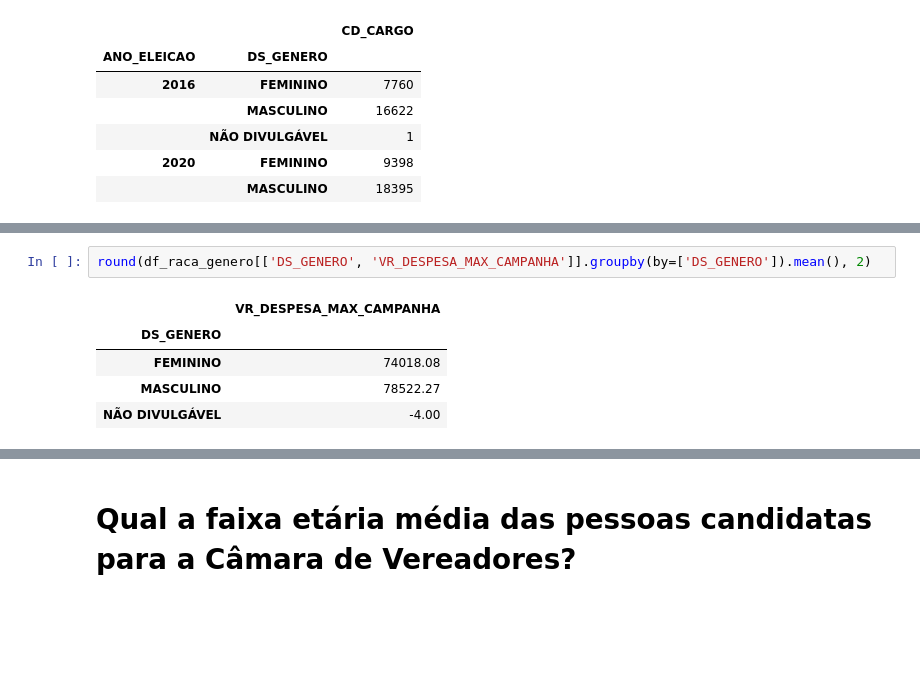
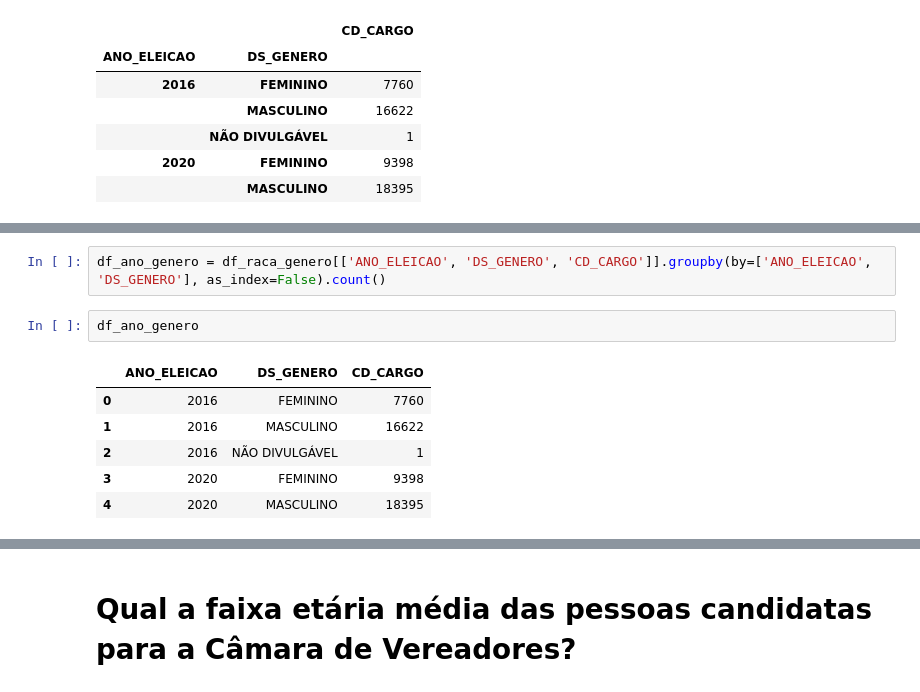
Before and after one commit to escola-de-dados/python-inovacao-civica, a Jupyter notebook: semana_2/aula_aovivo.ipynb, the cells around one changed output, grey strips where cells are left out. Saved outputs shown, nothing was run; the diff lists cells and outputs as text; blank space fills up the shorter version.

```diff
--- a/semana_2/aula_aovivo.ipynb
+++ b/semana_2/aula_aovivo.ipynb
@@ -130,8 +115,11 @@ df_raca_genero[['ANO_ELEICAO', 'SG_UF','DS_GENERO']].groupby(by=['ANO_ELEICAO',
-# %%
-round(df_raca_genero[['DS_GENERO', 'VR_DESPESA_MAX_CAMPANHA']].groupby(by=['DS_GENERO']).mean(), 2)
-# %% [output]
-|  | VR_DESPESA_MAX_CAMPANHA |
-| DS_GENERO |  |
-| FEMININO | 74018.08 |
-| MASCULINO | 78522.27 |
-| NÃO DIVULGÁVEL | -4.00 |
+# %%
+df_ano_genero = df_raca_genero[['ANO_ELEICAO', 'DS_GENERO', 'CD_CARGO']].groupby(by=['ANO_ELEICAO', 'DS_GENERO'], as_index=False).count()
+# %%
+df_ano_genero
+# %% [output]
+|  | ANO_ELEICAO | DS_GENERO | CD_CARGO |
+| 0 | 2016 | FEMININO | 7760 |
+| 1 | 2016 | MASCULINO | 16622 |
+| 2 | 2016 | NÃO DIVULGÁVEL | 1 |
+| 3 | 2020 | FEMININO | 9398 |
+| 4 | 2020 | MASCULINO | 18395 |
```
Also changed, not shown: parts of 4 cells of this notebook, 4 other files.
